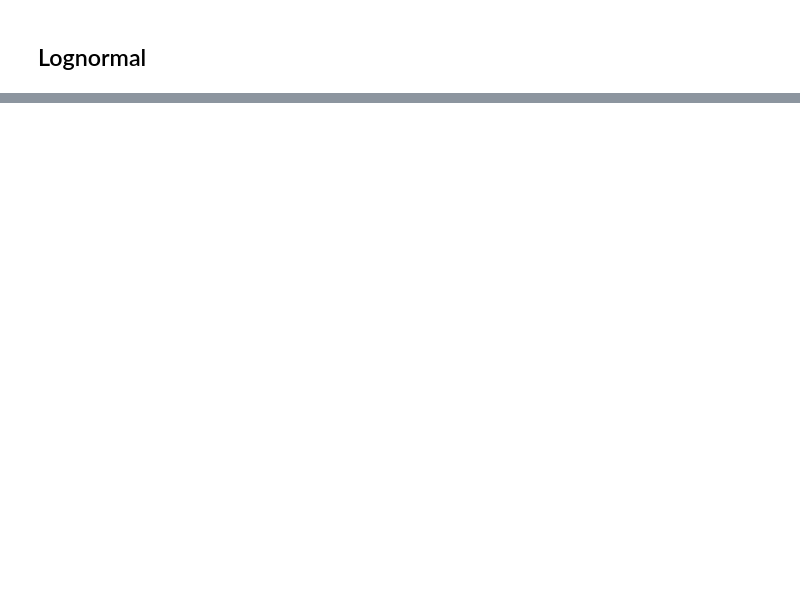
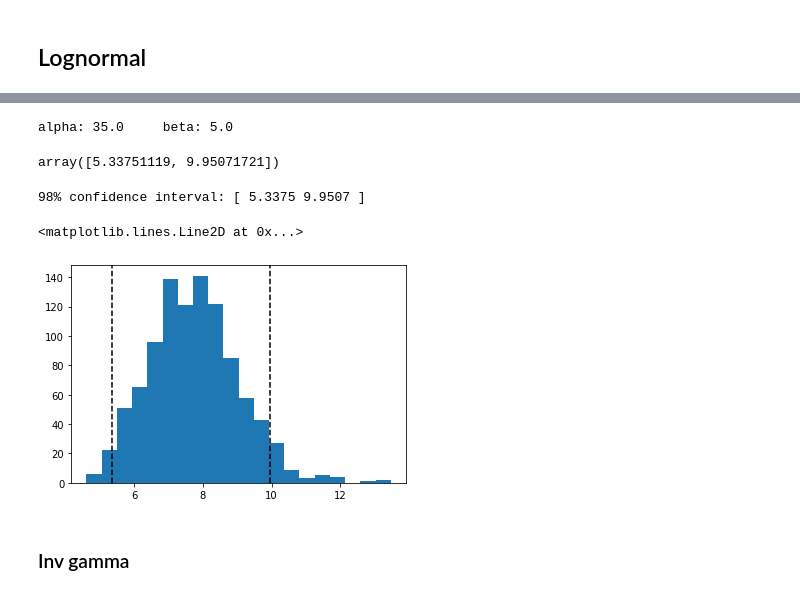
Before and after one commit to ArturBa/data_analytics, a Jupyter notebook: lab_2/data_analytics.ipynb, the cells around one changed output, grey strips where cells are left out. Drawn from its saved outputs; the diff is of its cells as text; code cells hidden in the pictures; blank space fills up the shorter version.

Commit message:
Add gamma dist

```diff
--- a/lab_2/data_analytics.ipynb
+++ b/lab_2/data_analytics.ipynb
@@ -119,0 +150,2 @@ plotFaceGrid(pd.DataFrame(lognormal_dist))
+# %%
+gamma_tuning=stan_utility.compile_model('gamma_tune.stan')
@@ -119,0 +154,35 @@ plotFaceGrid(pd.DataFrame(lognormal_dist))
+# %%
+data=dict(l=5, u=11, alpha_guess=5,  beta_guess=1, N=1000)
+tuned = gamma_tuning.sampling(data=data,
+                                seed=1052020,
+                                algorithm="Fixed_param",
+                                iter=1,
+                                warmup=0,
+                                chains=1)
+# %%
+alpha = np.round(tuned.extract()['alpha'][0])
+beta = np.round(tuned.extract()['beta'][0])
+print(f'alpha: {alpha}\tbeta: {beta}')
+# %% [output]
+alpha: 35.0     beta: 5.0
+# %%
+params_gamma=tuned.extract()
+y_sim=params_gamma['y_sim']
+
+cinf_y_sim = az.hpd(y_sim.flatten(), 0.98)
+cinf_y_sim
+# %% [output]
+array([5.33751119, 9.95071721])
+# %%
+print('98% confidence interval: [',*['{:5.4f}'.format(k) for k in cinf_y_sim], ']')
+# %% [output]
+98% confidence interval: [ 5.3375 9.9507 ]
+# %%
+plt.hist(y_sim[0], bins=20)
+plt.axvline(x=cinf_y_sim[0], c='black', ls='--')
+plt.axvline(x=cinf_y_sim[1], c='black', ls='--')
+# %% [output]
+<matplotlib.lines.Line2D at 0x...>
+[figure, added]
+# %% [markdown]
+### Inv gamma
```
Also changed, not shown: parts of 21 cells of this notebook, 5 other files.
